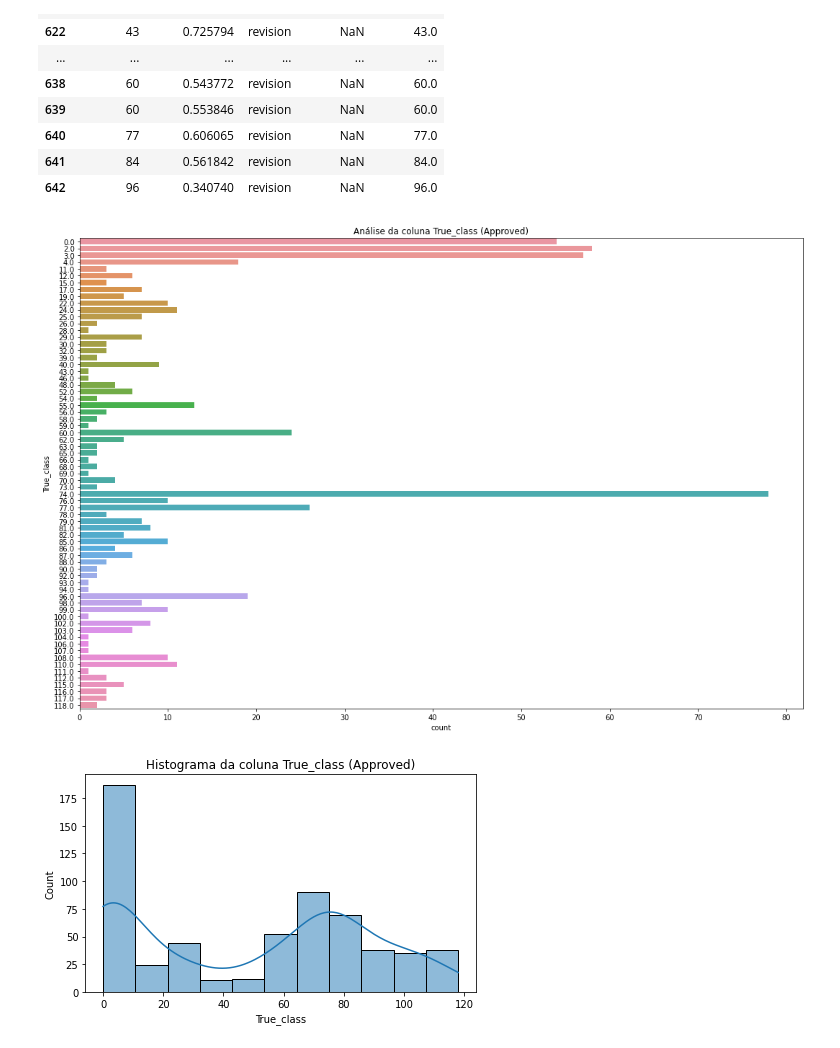
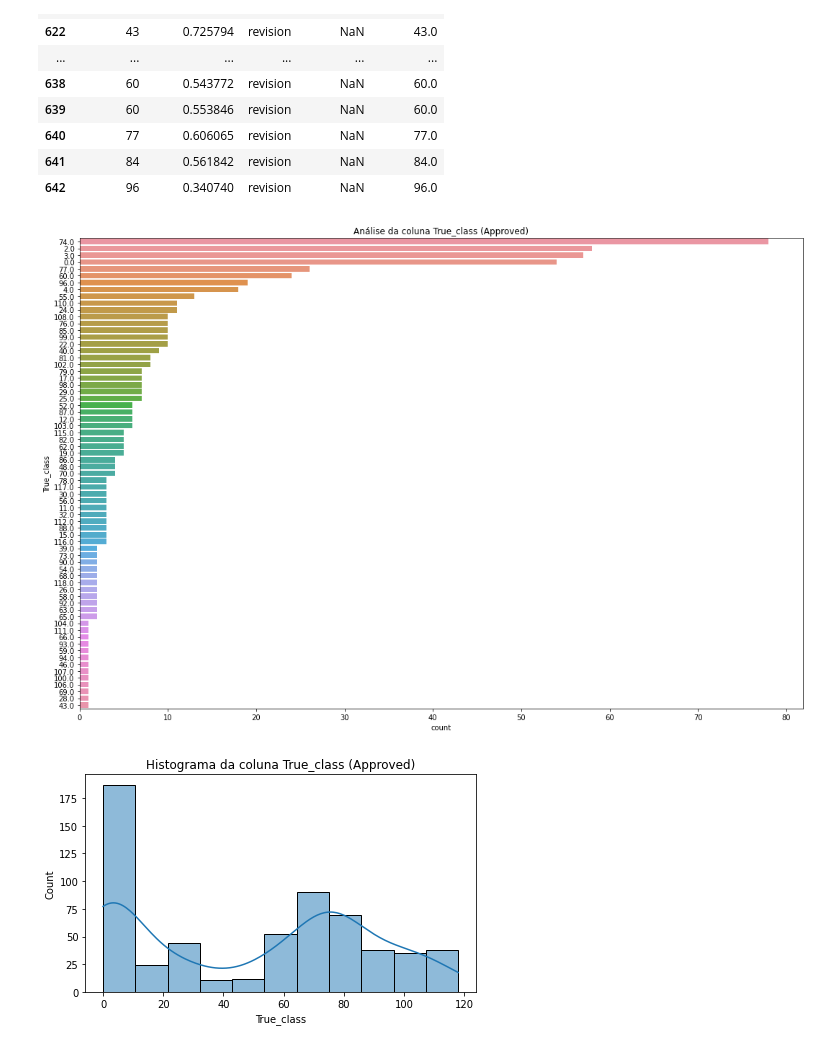
Before and after one commit to rafaelgreca/teste-smarkio-dsml, a Jupyter notebook: main.ipynb, the cells around one changed output. Saved outputs shown, nothing was run; the diff lists cells and outputs as text; code cells hidden in the pictures.

```diff
--- a/main.ipynb
+++ b/main.ipynb
@@ -184,13 +184,15 @@ del temp_data
 # %%
 #usaremos só os dados onde o status é 'approved', pois foram confirmados e aprovados pelos cientistas
 dados_analise_ml_semnull_approved = dados_analise_ml_semnull[dados_analise_ml_semnull['status'] == 'approved'].copy()
 
 fig = plt.figure(figsize=(18, 12))
 plt.title('Análise da coluna True_class (Approved)')
-sns.countplot(y=dados_analise_ml_semnull_approved['True_class'], orient='h')
+sns.countplot(y=dados_analise_ml_semnull_approved['True_class'],
+              orient='h',
+              order=dados_analise_ml_semnull_approved['True_class'].value_counts().index)
 fig.savefig('images/analise_true_class.png')
 # %% [output]
-[figure, old version]
+[figure, new version]
 # %%
 #analisando o histograma da coluna 'True_class'
 fig = plt.figure(figsize=(7, 4))
```
Also changed, not shown: parts of 11 cells of this notebook, 13 other files.
